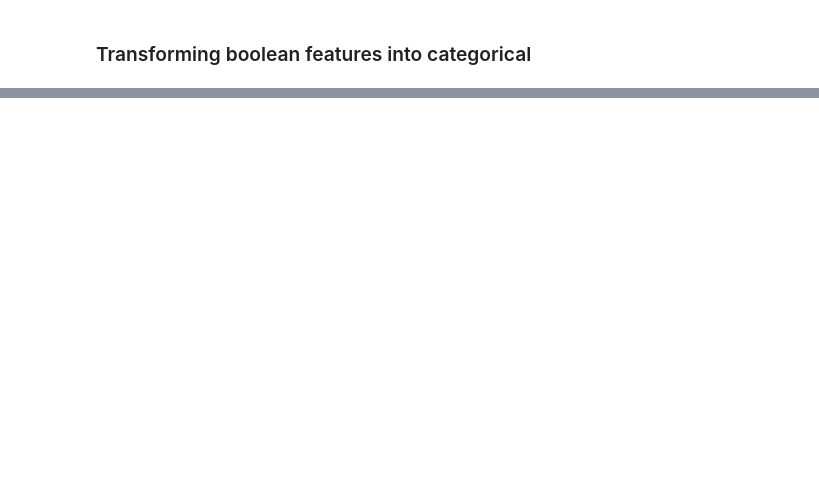
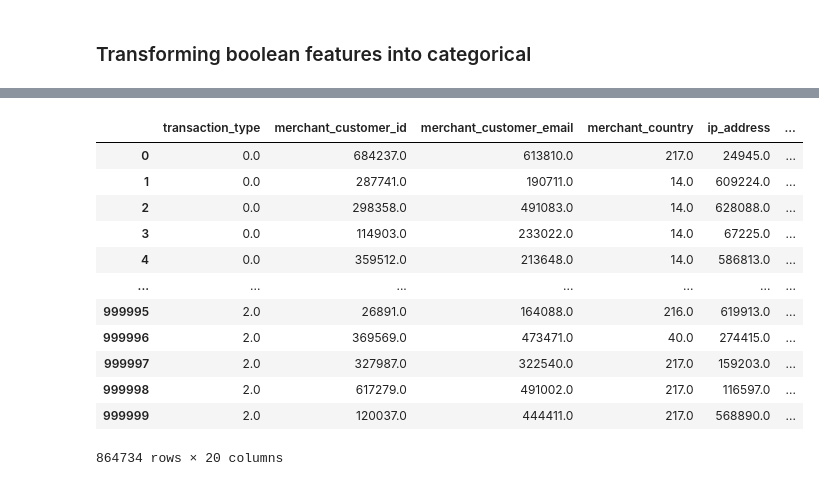
Before and after one commit to talokin1/detect-fraud, a Jupyter notebook: Preprocessing/numerical_preprocessing.ipynb, the cells around one changed output, grey strips where cells are left out. Cells and saved outputs as stored; diff of their text form; code cells hidden in the pictures; blank space fills up the shorter version.

```diff
--- a/Preprocessing/numerical_preprocessing.ipynb
+++ b/Preprocessing/numerical_preprocessing.ipynb
@@ -109,0 +229,18 @@ df_filtered.loc[:,["is_subscription", "is_secured"]] = df_filtered.loc[:,["is_su
+# %%
+df_final = pd.concat([df_categorical_filtered, df_filtered.drop(df_categorical.columns.to_list(), axis=1)], axis=1)
+# %%
+df_final.dropna()
+# %% [output]
+|  | transaction_type | merchant_customer_id | merchant_customer_email | merchant_country | ip_address | ... |
+| 0 | 0.0 | 684237.0 | 613810.0 | 217.0 | 24945.0 | ... |
+| 1 | 0.0 | 287741.0 | 190711.0 | 14.0 | 609224.0 | ... |
+| 2 | 0.0 | 298358.0 | 491083.0 | 14.0 | 628088.0 | ... |
+| 3 | 0.0 | 114903.0 | 233022.0 | 14.0 | 67225.0 | ... |
+| 4 | 0.0 | 359512.0 | 213648.0 | 14.0 | 586813.0 | ... |
+| ... | ... | ... | ... | ... | ... | ... |
+| 999995 | 2.0 | 26891.0 | 164088.0 | 216.0 | 619913.0 | ... |
+| 999996 | 2.0 | 369569.0 | 473471.0 | 40.0 | 274415.0 | ... |
+| 999997 | 2.0 | 327987.0 | 322540.0 | 217.0 | 159203.0 | ... |
+| 999998 | 2.0 | 617279.0 | 491002.0 | 217.0 | 116597.0 | ... |
+| 999999 | 2.0 | 120037.0 | 444411.0 | 217.0 | 568890.0 | ... |
+864734 rows × 20 columns
```
Also changed, not shown: parts of 18 cells of this notebook.
